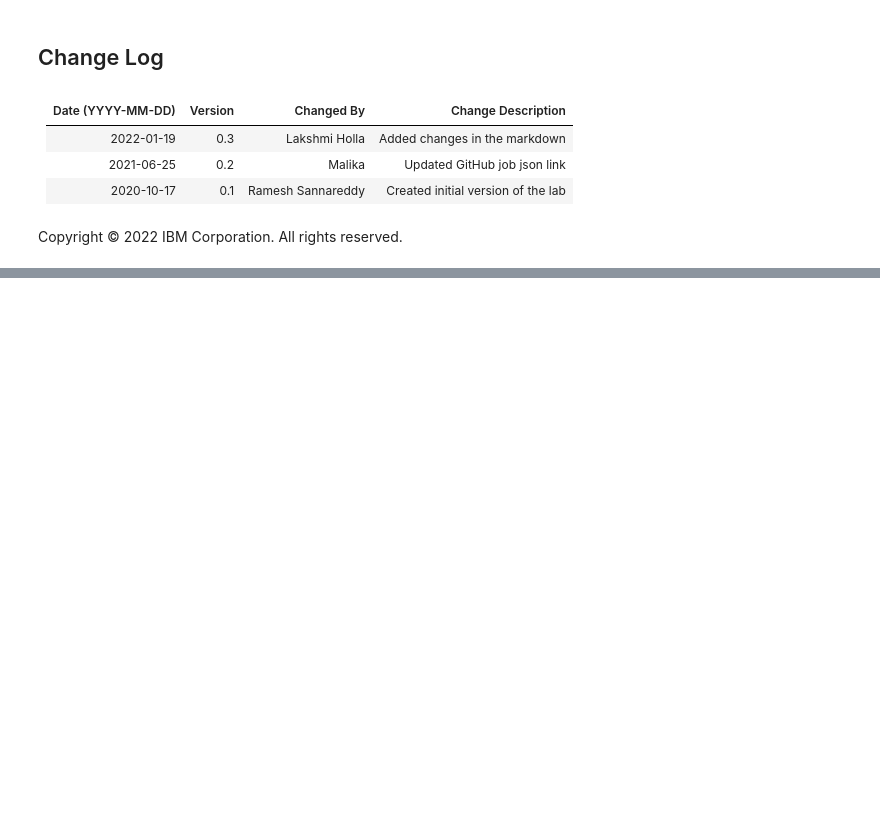
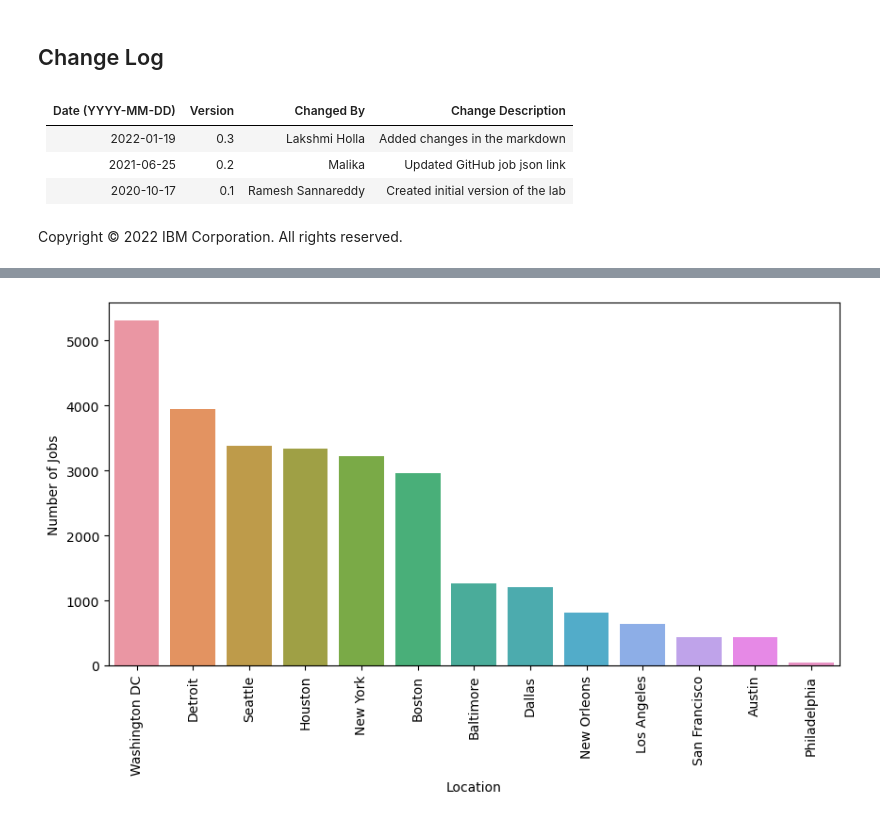
Before and after one commit to Hari31416/Placement, a Jupyter notebook: Other_Stuffs/IBM_Capstone/Collecting_Jobs_data_Using_API-Questions.ipynb, the cells around one changed output, grey strips where cells are left out. Cells and saved outputs as stored; diff of their text form; code cells hidden in the pictures; blank space fills up the shorter version.

```diff
--- a/Other_Stuffs/IBM_Capstone/Collecting_Jobs_data_Using_API-Questions.ipynb
+++ b/Other_Stuffs/IBM_Capstone/Collecting_Jobs_data_Using_API-Questions.ipynb
@@ -180,0 +164,5 @@ Name: Location, dtype: int64
+# %%
+d = data["Location"].value_counts()
+df = pd.DataFrame(d, columns=["Location"]).reset_index()
+df.columns = ["Location", "Number of Jobs"]
+df.head()
@@ -273,0 +292,8 @@ Copyright © 2022 IBM Corporation. All rights reserved.
+# %%
+plt.figure(figsize=(10,5))
+sns.barplot(x="Location", y="Number of Jobs", data=df)
+plt.xlabel("Location")
+plt.ylabel("Number of Jobs")
+plt.xticks(rotation=90);
+# %% [output]
+[figure, added]
```
Also changed, not shown: parts of 5 cells of this notebook, 10 other files.
